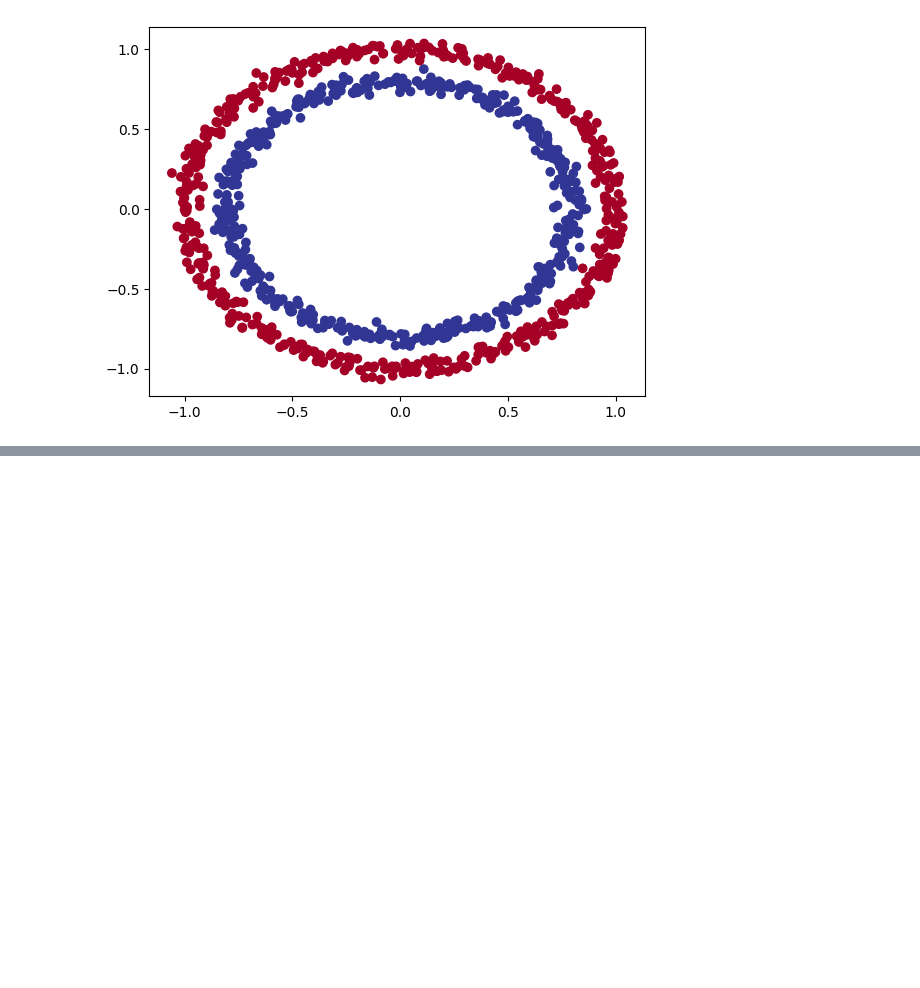
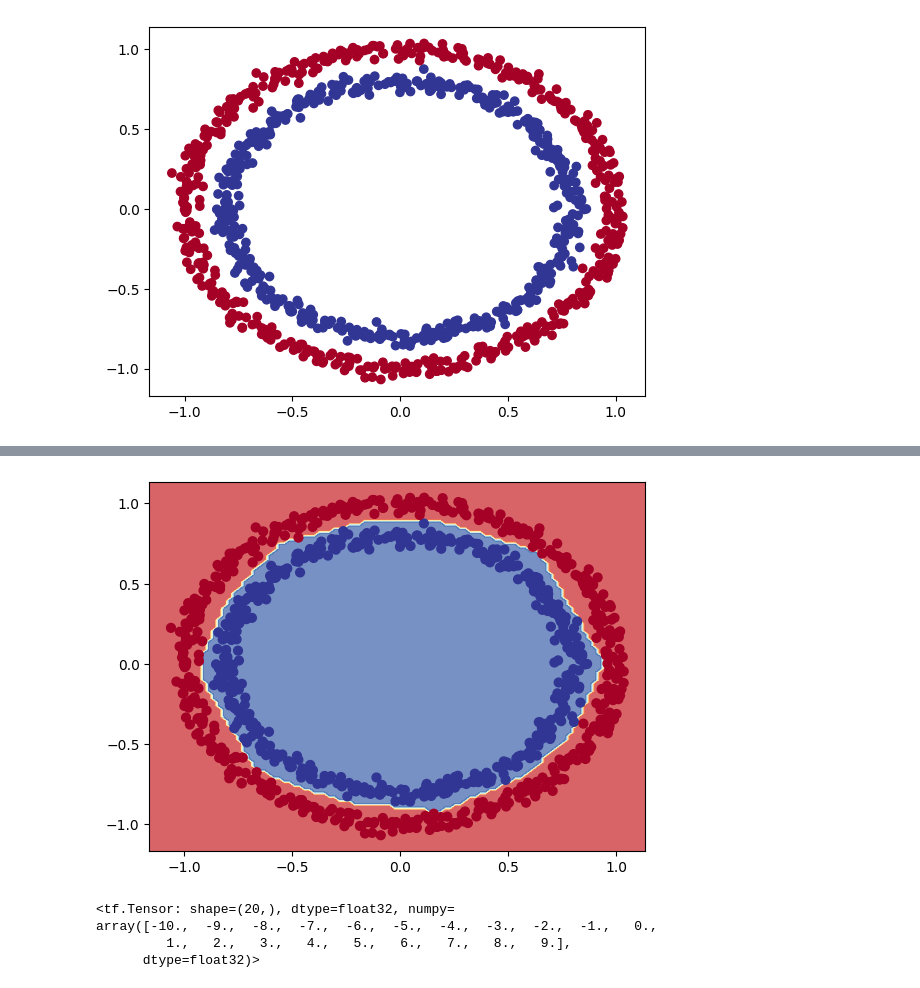
Before and after one commit to mohammed893/Tensor_Flow_Cheat_sheet-, a Jupyter notebook: NN_classification.ipynb, the cells around one changed output, grey strips where cells are left out. Saved outputs shown, nothing was run; the diff lists cells and outputs as text; code cells hidden in the pictures; blank space fills up the shorter version.

```diff
--- a/NN_classification.ipynb
+++ b/NN_classification.ipynb
@@ -217,0 +194,15 @@ model_3.evaluate(x , y)
+# %%
+#Set Random Seed
+tf.random.set_seed(42)
+
+#.1 Create Model with a non-linear activation
+model_6 = tf.keras.Sequential([
+    tf.keras.layers.Dense(4 , activation = tf.keras.activations.relu),
+    tf.keras.layers.Dense(4 , activation = tf.keras.activations.relu),
+    tf.keras.layers.Dense(1 , activation= tf.keras.activations.sigmoid)
+])
+model_6.compile(loss = tf.keras.losses.BinaryCrossentropy(),
+                optimizer = tf.keras.optimizers.Adam(lr = 0.001),
+                metrics = ["accuracy"])
+# 3. Fitting the model
+history = model_6.fit(x , y , epochs = 400)
@@ -217,0 +215,4 @@ model_3.evaluate(x , y)
+# %%
+import numpy as np
+plot_dicision_boundary(model_6 , x , y)
+# %% [output]
@@ -217,0 +221,10 @@ model_3.evaluate(x , y)
+[figure, added]
+# %%
+# Create a toy Tensor
+a = tf.cast(tf.range(-10 , 10) , tf.float32)
+a
+# %% [output]
+<tf.Tensor: shape=(20,), dtype=float32, numpy=
+array([-10.,  -9.,  -8.,  -7.,  -6.,  -5.,  -4.,  -3.,  -2.,  -1.,   0.,
+         1.,   2.,   3.,   4.,   5.,   6.,   7.,   8.,   9.],
+      dtype=float32)>
```
Also changed, not shown: parts of 82 cells of this notebook.
